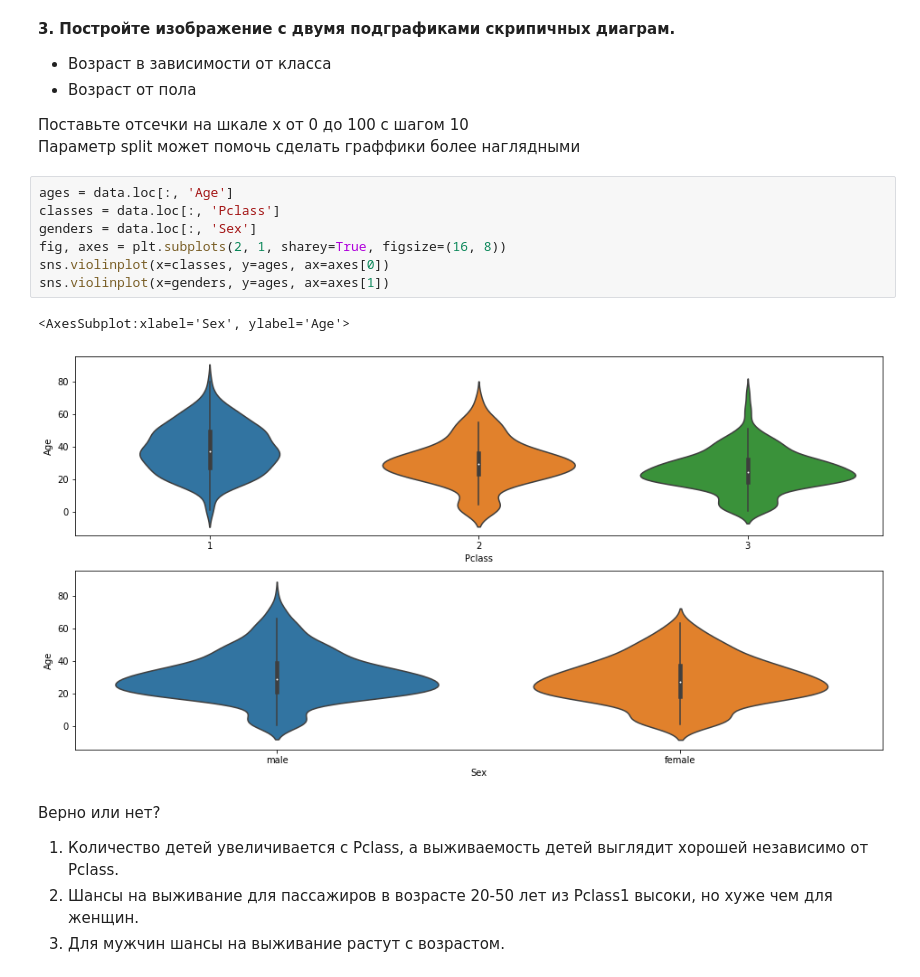
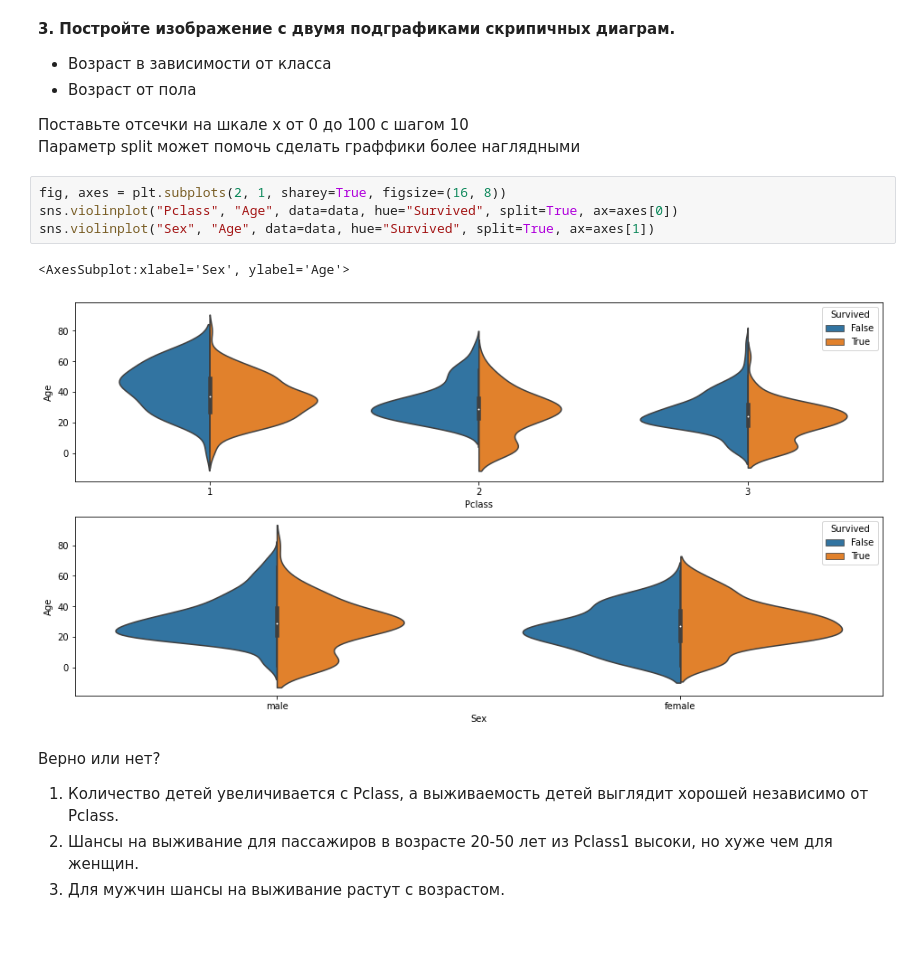
Before and after one commit to airdron/mytracker_mlcourse, a Jupyter notebook: Классная работа 3.ipynb, the cells around one changed output. Saved outputs shown, nothing was run; the diff lists cells and outputs as text; blank space fills up the shorter version.

```diff
--- a/Классная работа 3.ipynb
+++ b/Классная работа 3.ipynb
@@ -129,15 +129,12 @@ plt.xticks(grouped_class_survive_count.index, grouped_class_survive_xticks)
 Поставьте отсечки на шкале x от 0 до 100 с шагом 10
 Параметр split может помочь сделать граффики более наглядными
 # %%
-ages = data.loc[:, 'Age']
-classes = data.loc[:, 'Pclass']
-genders = data.loc[:, 'Sex']
 fig, axes = plt.subplots(2, 1, sharey=True, figsize=(16, 8))
-sns.violinplot(x=classes, y=ages, ax=axes[0])
-sns.violinplot(x=genders, y=ages, ax=axes[1])
+sns.violinplot("Pclass", "Age", data=data, hue="Survived", split=True, ax=axes[0])
+sns.violinplot("Sex", "Age", data=data, hue="Survived", split=True, ax=axes[1])
 # %% [output]
 <AxesSubplot:xlabel='Sex', ylabel='Age'>
-[figure, old version]
+[figure, new version]
 # %% [markdown]
 Верно или нет?
 1. Количество детей увеличивается с Pclass, а выживаемость детей выглядит хорошей независимо от Pclass.
```
Also changed, not shown: parts of 4 cells of this notebook.
